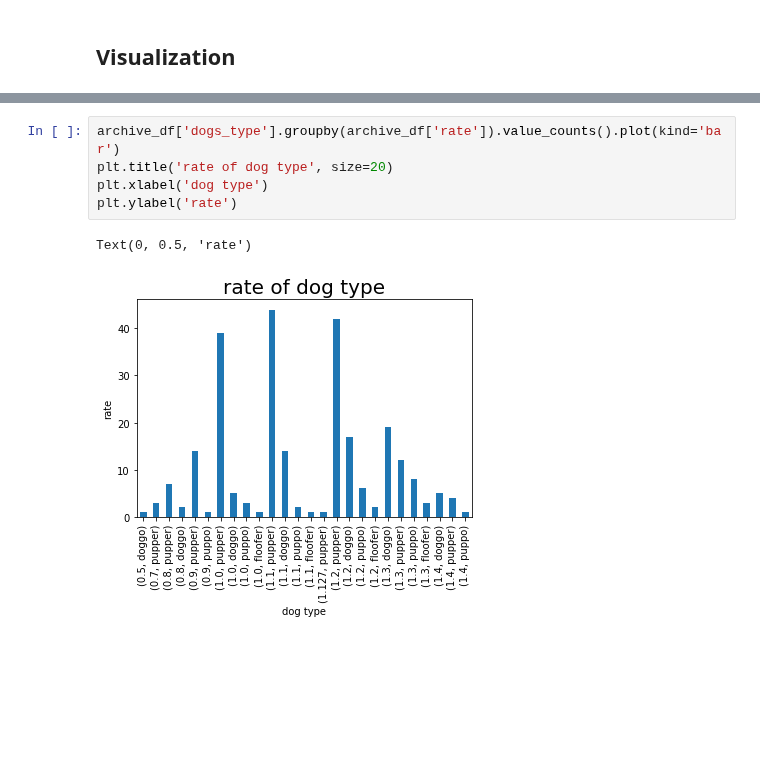
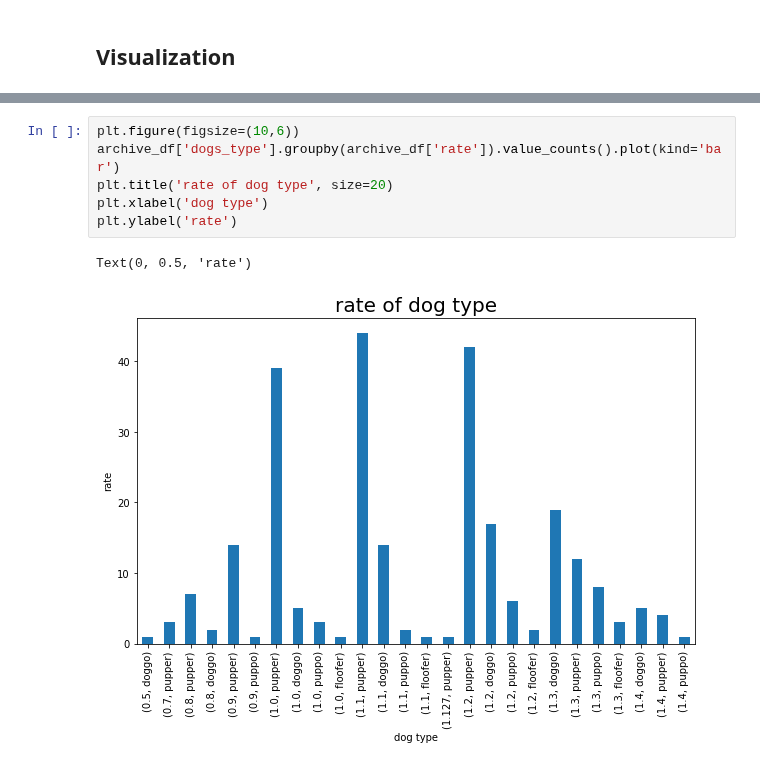
Before and after one commit to hagerElsehaimy/WeRateDogs, a Jupyter notebook: WeRateDogs.ipynb, the cells around one changed output, grey strips where cells are left out. Saved outputs shown, nothing was run; the diff lists cells and outputs as text; blank space fills up the shorter version.

```diff
--- a/WeRateDogs.ipynb
+++ b/WeRateDogs.ipynb
@@ -882,8 +895,9 @@ Text(0, 0.5, 'Number of Ratings')
 # %%
+plt.figure(figsize=(10,6))
 archive_df['dogs_type'].groupby(archive_df['rate']).value_counts().plot(kind='bar')
 plt.title('rate of dog type', size=20)
 plt.xlabel('dog type')
 plt.ylabel('rate')
 # %% [output]
 Text(0, 0.5, 'rate')
-[figure, old version]
+[figure, new version]
```
Also changed, not shown: parts of 10 cells of this notebook.
